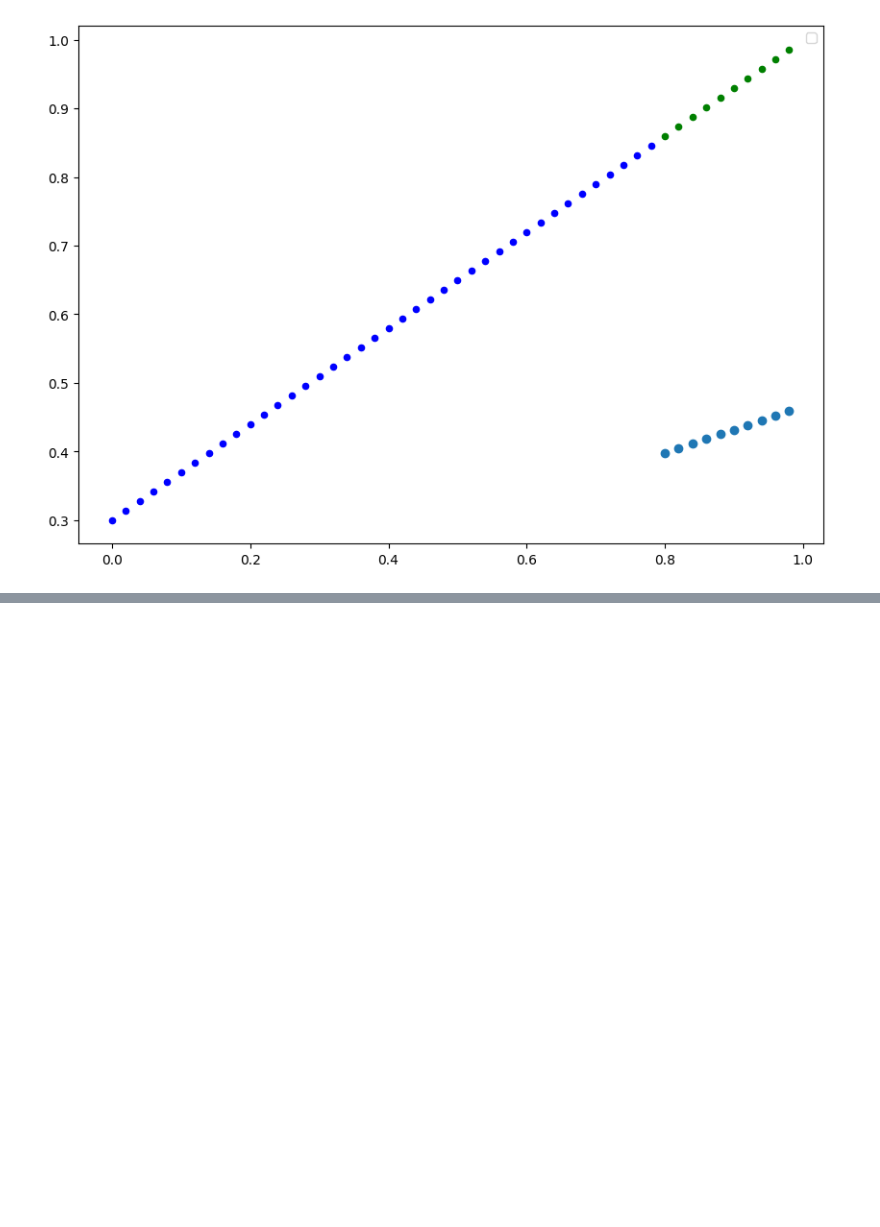
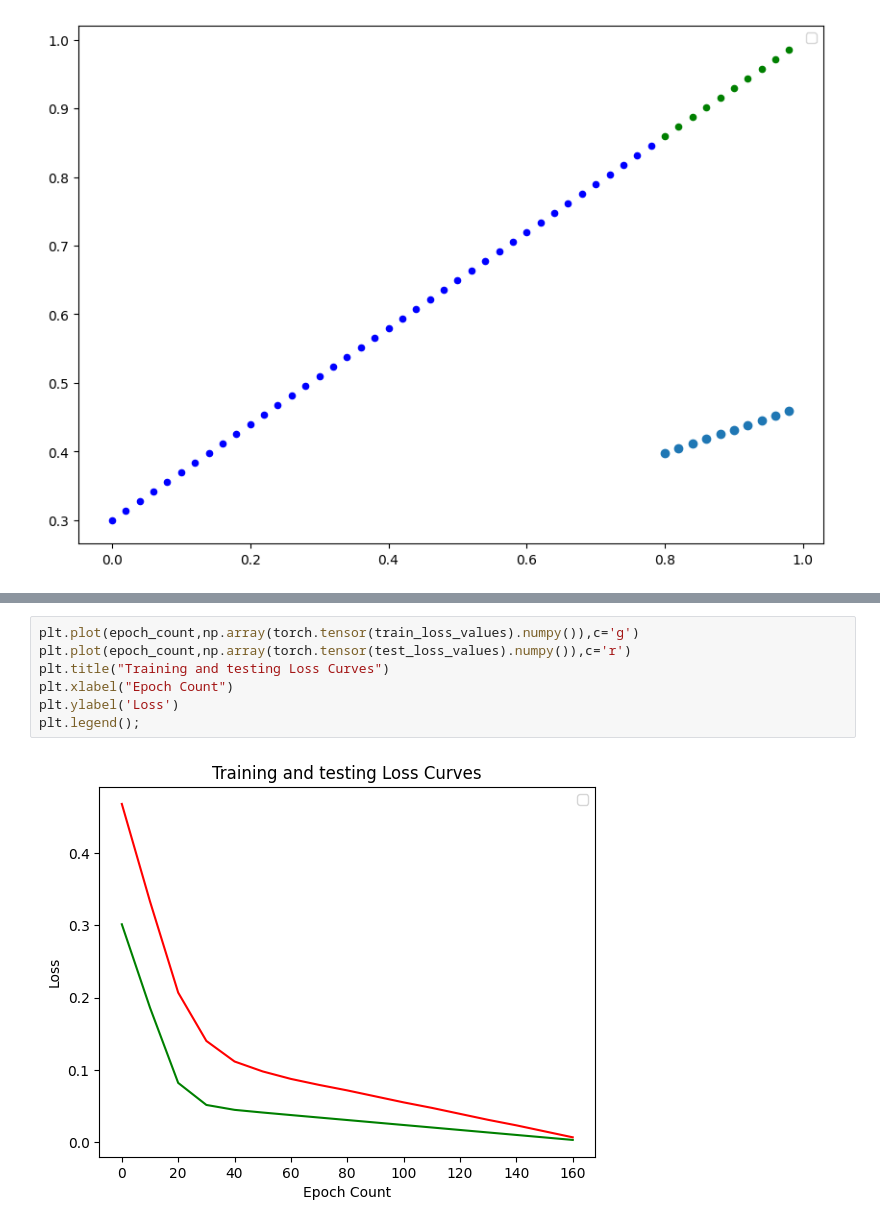
Before and after one commit to phani-x507/DeepLearning, a Jupyter notebook: 01_Pytorch_workfow.ipynb, the cells around one changed output, grey strips where cells are left out. Cells and saved outputs as stored; diff of their text form; blank space fills up the shorter version.

Commit message:
Model Training

```diff
--- a/01_Pytorch_workfow.ipynb
+++ b/01_Pytorch_workfow.ipynb
@@ -164,0 +270,9 @@ plot_predictions(predictions=y_preds)
+# %%
+plt.plot(epoch_count,np.array(torch.tensor(train_loss_values).numpy()),c='g')
+plt.plot(epoch_count,np.array(torch.tensor(test_loss_values).numpy()),c='r')
+plt.title("Training and testing Loss Curves")
+plt.xlabel("Epoch Count")
+plt.ylabel('Loss')
+plt.legend();
+# %% [output]
+[figure, added]
```
Also changed, not shown: parts of 8 cells of this notebook.
